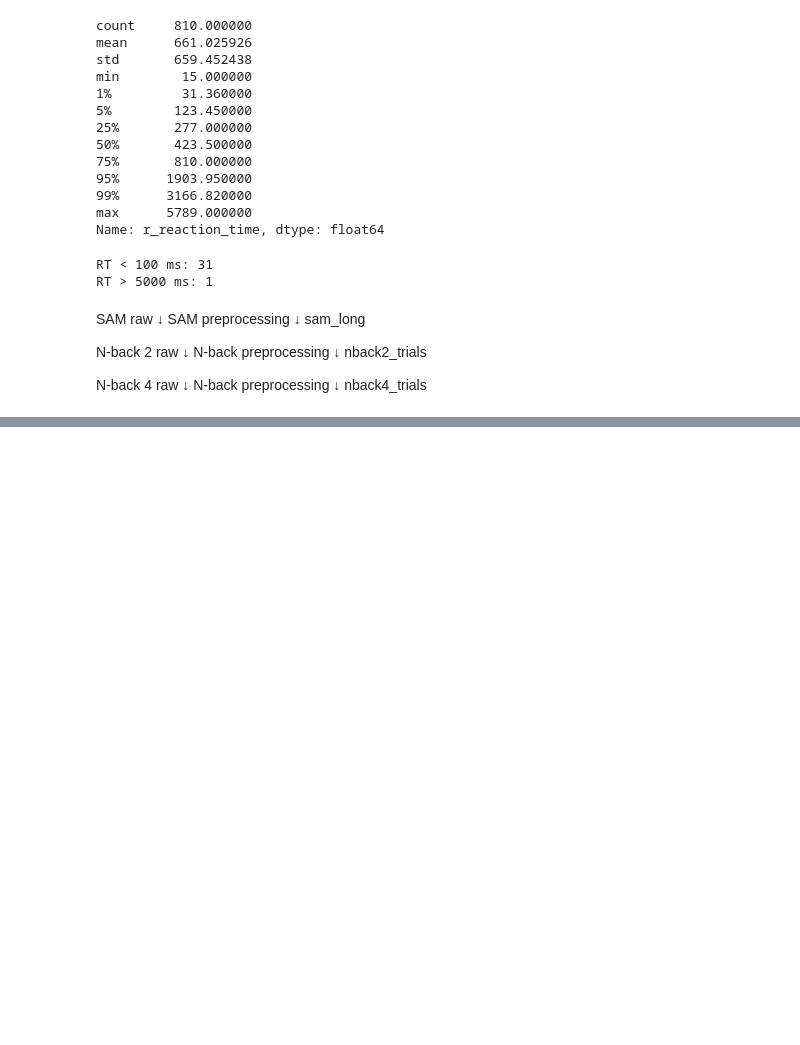
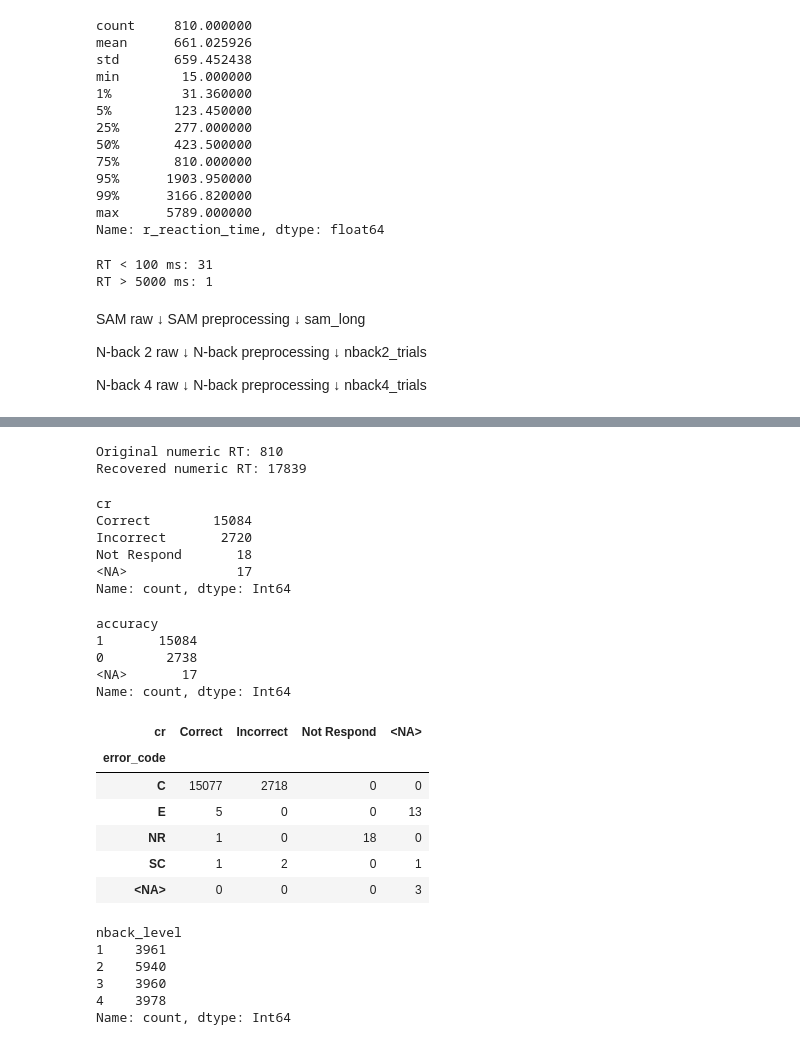
Before and after one commit to Neurocognitive-Engineering-Laboratory/experiment-crossover-emotion, a Jupyter notebook: notebooks/01_data_cleaning.ipynb, the cells around one changed output, grey strips where cells are left out. Cells and saved outputs as stored; diff of their text form; code cells hidden in the pictures; blank space fills up the shorter version.

```diff
--- a/notebooks/01_data_cleaning.ipynb
+++ b/notebooks/01_data_cleaning.ipynb
@@ -280,0 +808,72 @@ nback4.head(5)
+# %%
+print(
+    "Original numeric RT:",
+    pd.to_numeric(
+        nback4_raw[
+            "R_Reaction_Time"
+        ],
+        errors="coerce",
+    ).notna().sum()
+)
+
+print(
+    "Recovered numeric RT:",
+    nback4[
+        "reaction_time_ms"
+    ].notna().sum()
+)
+# %% [output]
+Original numeric RT: 810
+Recovered numeric RT: 17839
+# %%
+nback4[
+    "cr"
+].value_counts(
+    dropna=False
+)
+# %% [output]
+cr
+Correct        15084
+Incorrect       2720
+Not Respond       18
+<NA>              17
+Name: count, dtype: Int64
+# %%
+nback4[
+    "accuracy"
+].value_counts(
+    dropna=False
+)
+# %% [output]
+accuracy
+1       15084
+0        2738
+<NA>       17
+Name: count, dtype: Int64
+# %%
+pd.crosstab(
+    nback4["error_code"],
+    nback4["cr"],
+    dropna=False,
+)
+# %% [output]
+| cr | Correct | Incorrect | Not Respond | <NA> |
+| error_code |  |  |  |  |
+| C | 15077 | 2718 | 0 | 0 |
+| E | 5 | 0 | 0 | 13 |
+| NR | 1 | 0 | 18 | 0 |
+| SC | 1 | 2 | 0 | 1 |
+| <NA> | 0 | 0 | 0 | 3 |
+# %%
+nback4[
+    "nback_level"
+].value_counts(
+    dropna=False
+).sort_index()
+# %% [output]
+nback_level
+1    3961
+2    5940
+3    3960
+4    3978
+Name: count, dtype: Int64
```
Also changed, not shown: parts of 19 cells of this notebook, 1 other file.
